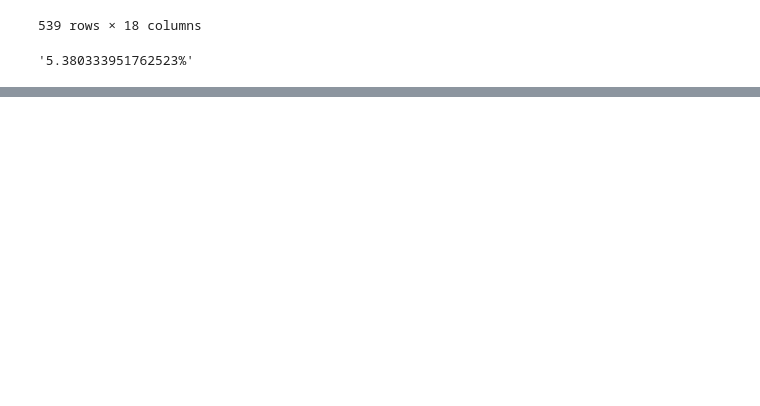
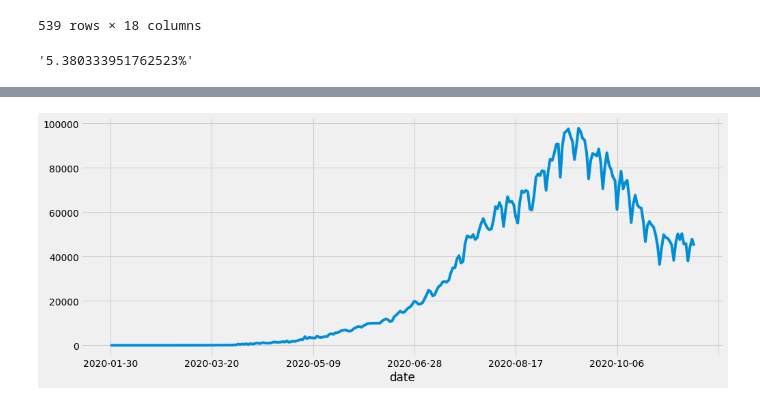
Before and after one commit to kenzotan95/HackTable2020, a Jupyter notebook: c3ai/Test.ipynb, the cells around one changed output, grey strips where cells are left out. Cells and saved outputs as stored; diff of their text form; code cells hidden in the pictures; blank space fills up the shorter version.

```diff
--- a/c3ai/Test.ipynb
+++ b/c3ai/Test.ipynb
@@ -213,0 +231,4 @@ str(len(clinical_trial[clinical_trial["Status"] == "Cured/Discharged"])/len(clin
+# %%
+india_df = pd.read_excel("india-owid-covid-data.xlsx")
+india_df = india_df.set_index('date')
+india_df
@@ -213,0 +250,3 @@ str(len(clinical_trial[clinical_trial["Status"] == "Cured/Discharged"])/len(clin
+# %%
+X = india_df
+y = X.pop('new_cases')
@@ -213,0 +256,5 @@ str(len(clinical_trial[clinical_trial["Status"] == "Cured/Discharged"])/len(clin
+# %%
+y.plot(figsize=(15, 6))
+plt.show()
+# %% [output]
+[figure, added]
```
Also changed, not shown: parts of 16 cells of this notebook, 4 other files.
